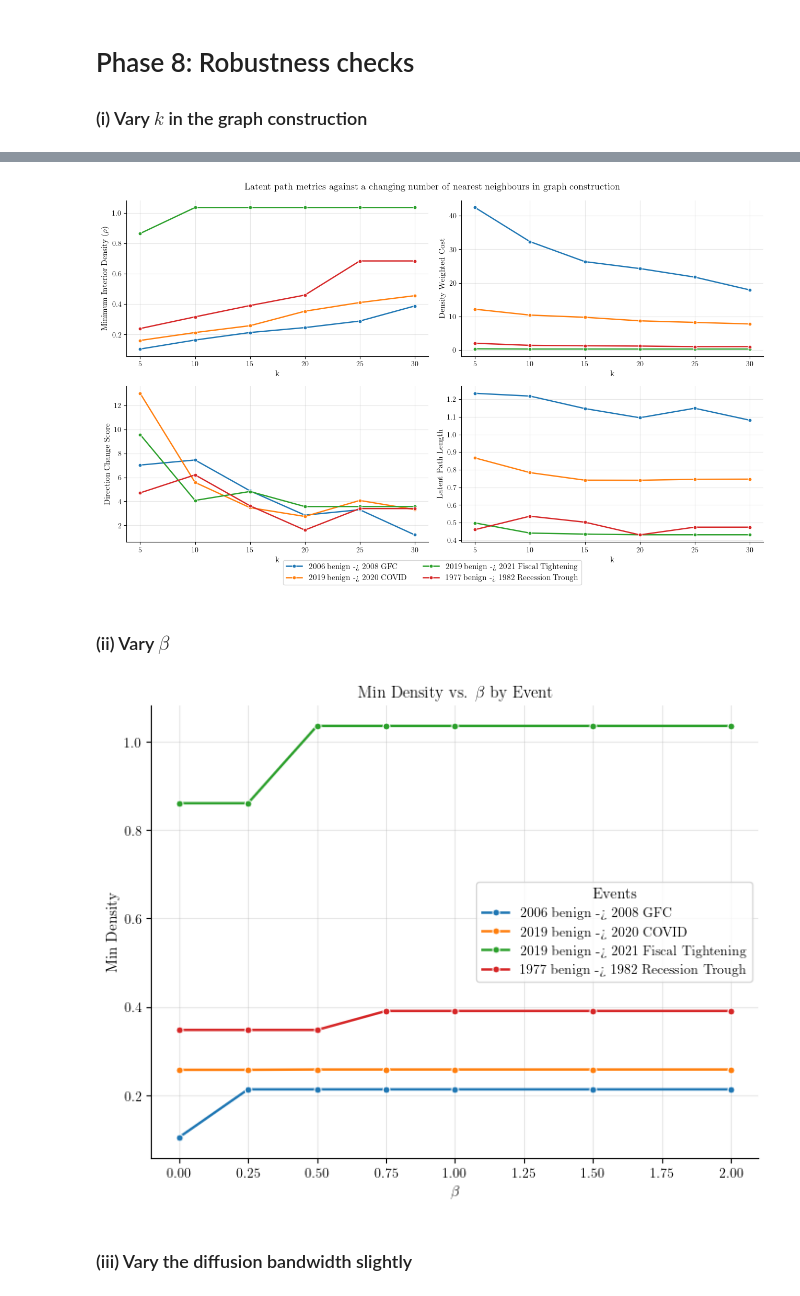
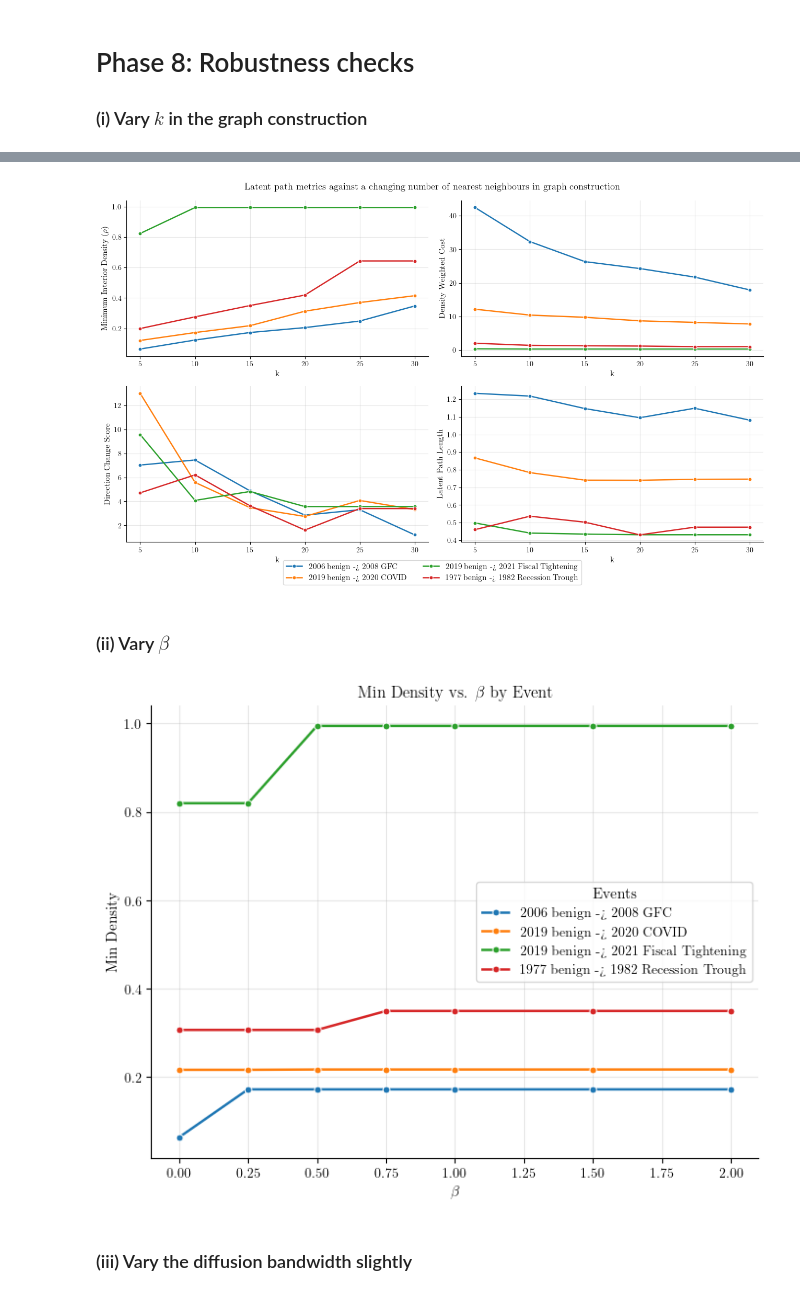
Before and after one commit to adamfowliee/JDKF_Starter, a Jupyter notebook: dissertation_brief/brief_phase8.ipynb, the cells around one changed output, grey strips where cells are left out. Drawn from its saved outputs; the diff is of its cells as text; code cells hidden in the pictures.

```diff
--- a/dissertation_brief/brief_phase8.ipynb
+++ b/dissertation_brief/brief_phase8.ipynb
@@ -72,6 +72,16 @@ def latent_density_at_points(gamma, Psi, h, scale):
     V_query = -np.log(rho_query_floor)
     return rho_query_floor, V_query
 
+def loo_graph_density(indices, Psi, h, scale):
+    rho_out = np.zeros(len(indices))
+    V_out = np.zeros(len(indices))
+    for p, idx in enumerate(indices):
+        mask = np.ones(len(Psi), dtype=bool)
+        mask[idx] = False
+        rho_i, V_i = latent_density_at_points(Psi[idx:idx+1], Psi[mask], h, scale)
+        rho_out[p] = rho_i[0]; V_out[p] = V_i[0]
+    return rho_out, V_out
+
 def local_neighbourhood_lifting(Z, Psi, gamma, start_idx, end_idx, m=27, tau=0.2):
     nn = NearestNeighbors(n_neighbors=m); nn.fit(Psi)
     distances, indices = nn.kneighbors(gamma)
@@ -122,9 +132,11 @@ def latent_density_at_points(gamma, Psi, h, scale):
     V_query = -np.log(rho_query_floor)
     return rho_query_floor, V_query
 
-def interior_min_mean(rho, idx_path):
-    interior = idx_path[1:-1] if len(idx_path) > 2 else idx_path
-    return rho[interior].min(), rho[interior].mean()
+def interior_values(x):
+    x = np.asarray(x)
+    if len(x) > 2:
+        return x[1:-1]
+    return x
 # %%
 K_GRAPH = 15
 BETA = 1.5
@@ -156,6 +167,8 @@ A_dist_sym = A_dist.maximum(A_dist.T)
 # Phase 8: Robustness checks
 ### (i) Vary $k$ in the graph construction
 # %%
+leave_one_out = True
+
 rows = []
 
 for name, (s, e) in pairs.items():
@@ -166,9 +179,11 @@ for name, (s, e) in pairs.items():
         A_dist_sym_k = A_dist_k.maximum(A_dist_k.T)
         p = graph_path(A_dist_sym_k, BETA, V, s, e)
         P = Psi[p]; V_path = V[p]
-        imin, imean = interior_min_mean(rho, p)
+        if leave_one_out: density, _ = loo_graph_density(p, Psi, h_dens, scale)
+        else: density = rho[p]
+        interior_density = interior_values(density)
 
-        rows.append({"k": k, "event": name, "number_points": P.shape[0], "interior_minimum_density": imin, "interior_mean_density": imean,
+        rows.append({"k": k, "event": name, "number_points": P.shape[0], "interior_minimum_density": interior_density.min(), "interior_mean_density": interior_density.mean(),
                      "latent_path_length": latent_path_length(P), "density_weighted_cost": density_weighted_cost(P, V_path, beta=BETA),
                      "smoothness": path_smoothness(P), "direction_change": direction_change(P)})
 
@@ -219,32 +234,33 @@ plt.tight_layout(rect=[0, 0.05, 1, 1])
 plt.savefig("./figures/robustness_k.pdf")
 plt.show()
 # %% [output]
-[figure, old version]
+[figure, new version]
 # %% [markdown]
 ### (ii) Vary $\beta$
 # %%
+leave_one_out = True
+
 beta_records = []
 betas = [0.0, 0.25, 0.5, 0.75, 1.0, 1.5, 2.0]
 
 for event, (start_idx, end_idx) in pairs.items():
     for beta in betas:
         idx_graph = graph_path(A_dist_sym, beta=beta, V=V, start=start_idx, end=end_idx)
-        if len(idx_graph) > 2:
-            interior_density = rho[idx_graph][1:-1]
-        else:
-            interior_density = rho[idx_graph]
+        if leave_one_out: graph_density, _ = loo_graph_density(idx_graph, Psi, h_dens, scale)
+        else: graph_density = rho[idx_graph]
+        interior_density = interior_values(graph_density)
         beta_records.append({"event": event, "beta": beta, "min_density": interior_density.min(), "mean_density": interior_density.mean()})
 
 beta_df = pd.DataFrame(beta_records)
 plt.figure(figsize=(8,6))
 sns.lineplot(data=beta_df, x='beta', y='min_density', hue='event', marker='o', palette='tab10')
 
 plt.xlabel(r'$\beta$'); plt.ylabel('Min Density')
 plt.title(r'Min Density vs. $\beta$ by Event')
 plt.legend(title='Events'); plt.grid(alpha=0.3)
 plt.show()
 # %% [output]
-[figure, old version]
+[figure, new version]
 # %% [markdown]
 ### (iii) Vary the diffusion bandwidth slightly
 # %%
```
Also changed, not shown: parts of 11 cells of this notebook, 23 other files.
